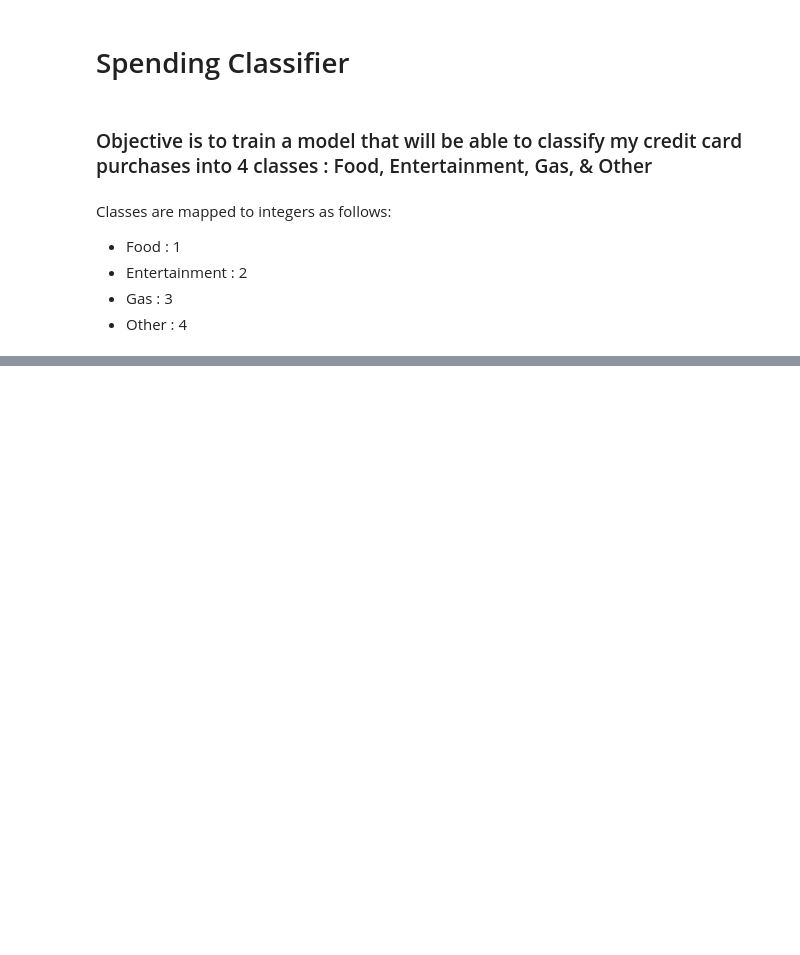
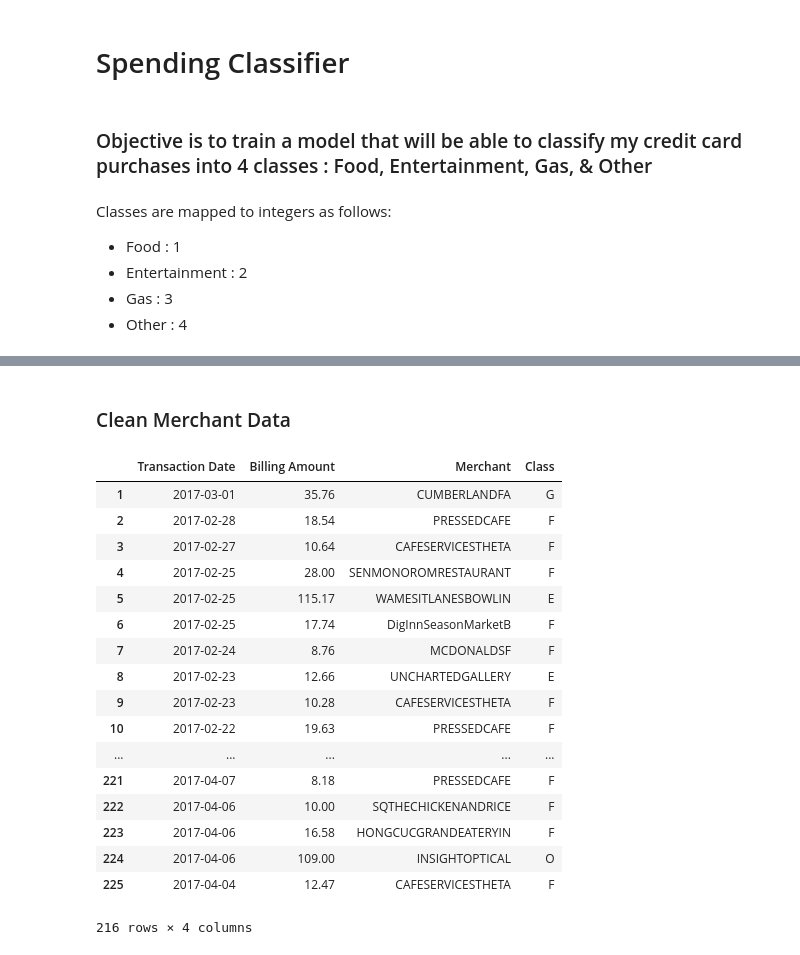
Before and after one commit to kidculli/SpendingTracker, a Jupyter notebook: SpendingClassify.ipynb, the cells around one changed output, grey strips where cells are left out. Saved outputs shown, nothing was run; the diff lists cells and outputs as text; code cells hidden in the pictures; blank space fills up the shorter version.

```diff
--- a/SpendingClassify.ipynb
+++ b/SpendingClassify.ipynb
@@ -34,0 +83,5 @@ pd.read_excel('spendingdata.xlsx')
+# %%
+df = df.drop('Posting Date',1)
+# %%
+df = df.drop('Merchant City',1)
+df = df.drop('Merchant State',1)
@@ -34,0 +108,2 @@ pd.read_excel('spendingdata.xlsx')
+# %% [markdown]
+### Clean Merchant Data
@@ -34,0 +114,25 @@ pd.read_excel('spendingdata.xlsx')
+# %%
+clean_data = df['Merchant'].map(lambda x: re.sub(r'[^a-zA-Z]','', x))
+# %%
+df['Merchant'] = clean_data
+# %%
+df
+# %% [output]
+|  | Transaction Date | Billing Amount | Merchant | Class |
+| 1 | 2017-03-01 | 35.76 | CUMBERLANDFA | G |
+| 2 | 2017-02-28 | 18.54 | PRESSEDCAFE | F |
+| 3 | 2017-02-27 | 10.64 | CAFESERVICESTHETA | F |
+| 4 | 2017-02-25 | 28.00 | SENMONOROMRESTAURANT | F |
+| 5 | 2017-02-25 | 115.17 | WAMESITLANESBOWLIN | E |
+| 6 | 2017-02-25 | 17.74 | DigInnSeasonMarketB | F |
+| 7 | 2017-02-24 | 8.76 | MCDONALDSF | F |
+| 8 | 2017-02-23 | 12.66 | UNCHARTEDGALLERY | E |
+| 9 | 2017-02-23 | 10.28 | CAFESERVICESTHETA | F |
+| 10 | 2017-02-22 | 19.63 | PRESSEDCAFE | F |
+| ... | ... | ... | ... | ... |
+| 221 | 2017-04-07 | 8.18 | PRESSEDCAFE | F |
+| 222 | 2017-04-06 | 10.00 | SQTHECHICKENANDRICE | F |
+| 223 | 2017-04-06 | 16.58 | HONGCUCGRANDEATERYIN | F |
+| 224 | 2017-04-06 | 109.00 | INSIGHTOPTICAL | O |
+| 225 | 2017-04-04 | 12.47 | CAFESERVICESTHETA | F |
+216 rows × 4 columns
```
Also changed, not shown: parts of 17 cells of this notebook, 2 other files.
